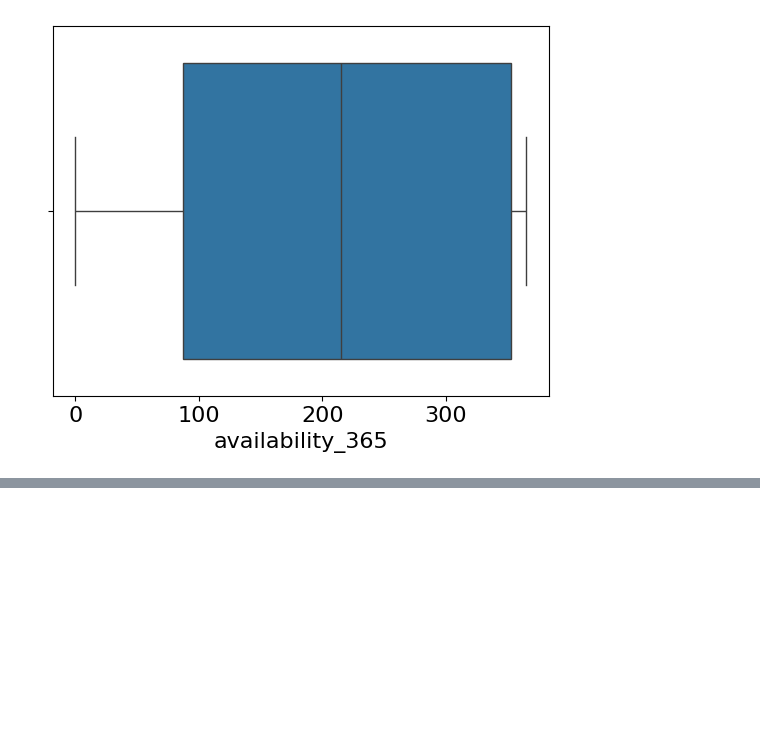
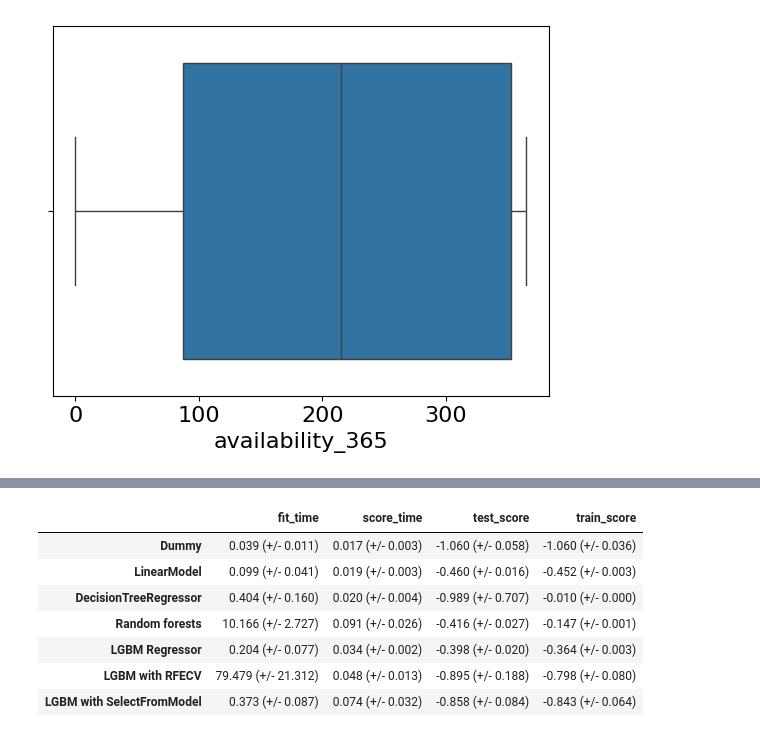
Before and after one commit to VivaanWadhwa/Airbnb-Price-Predictor, a Jupyter notebook: model.ipynb, the cells around one changed output, grey strips where cells are left out. Cells and saved outputs as stored; diff of their text form; code cells hidden in the pictures; blank space fills up the shorter version.

```diff
--- a/model.ipynb
+++ b/model.ipynb
@@ -146,0 +191,5 @@ drop = ['host_name','']
+# %%
+score_dummy = cross_validate(base_pipe, X_train, y_train, cv = 5,return_train_score=True,scoring=mape_scorer)
+results["Dummy"] = mean_std_cross_val_scores( base_pipe, X_train, y_train, return_train_score=True, scoring=mape_scorer)
+display(pd.DataFrame(score_dummy))
+pd. DataFrame(results).T
@@ -146,0 +321,25 @@ drop = ['host_name','']
+# %%
+class MyTransformedTargetRegressor(TransformedTargetRegressor):
+    @property
+    def feature_importances_(self):
+        return self.regressor_.feature_importances_
+
+    @property
+    def coef_(self):
+        return self.regressor_.coef_
+# %%
+Myttr_R = MyTransformedTargetRegressor(
+    Ridge(random_state=123), func=np.log1p, inverse_func=np.expm1
+)
+
+rfe_cv = RFECV(Myttr_R, cv=10)
+
+pipe_rfecv = make_pipeline(
+    preprocessor,rfe_cv,LGBMRegressor(random_state=123, verbose=-1)
+)
+
+results["LGBM with RFECV"] = mean_std_cross_val_scores(
+    pipe_rfecv, X_train, y_train, return_train_score=True, scoring=mape_scorer
+)
+
+pd.DataFrame(results).T
@@ -146,0 +354,23 @@ drop = ['host_name','']
+# %%
+select_CV = SelectFromModel(
+    Myttr_R, threshold="median"
+)
+
+pipe_select_CV = make_pipeline(
+    preprocessor,select_CV,LGBMRegressor(random_state=123, verbose=-1)
+)
+
+results["LGBM with SelectFromModel"] = mean_std_cross_val_scores(
+    pipe_select_CV, X_train, y_train, return_train_score=True, scoring=mape_scorer
+)
+
+pd.DataFrame(results).T
+# %% [output]
+|  | fit_time | score_time | test_score | train_score |
+| Dummy | 0.039 (+/- 0.011) | 0.017 (+/- 0.003) | -1.060 (+/- 0.058) | -1.060 (+/- 0.036) |
+| LinearModel | 0.099 (+/- 0.041) | 0.019 (+/- 0.003) | -0.460 (+/- 0.016) | -0.452 (+/- 0.003) |
+| DecisionTreeRegressor | 0.404 (+/- 0.160) | 0.020 (+/- 0.004) | -0.989 (+/- 0.707) | -0.010 (+/- 0.000) |
+| Random forests | 10.166 (+/- 2.727) | 0.091 (+/- 0.026) | -0.416 (+/- 0.027) | -0.147 (+/- 0.001) |
+| LGBM Regressor | 0.204 (+/- 0.077) | 0.034 (+/- 0.002) | -0.398 (+/- 0.020) | -0.364 (+/- 0.003) |
+| LGBM with RFECV | 79.479 (+/- 21.312) | 0.048 (+/- 0.013) | -0.895 (+/- 0.188) | -0.798 (+/- 0.080) |
+| LGBM with SelectFromModel | 0.373 (+/- 0.087) | 0.074 (+/- 0.032) | -0.858 (+/- 0.084) | -0.843 (+/- 0.064) |
```
Also changed, not shown: parts of 19 cells of this notebook.
